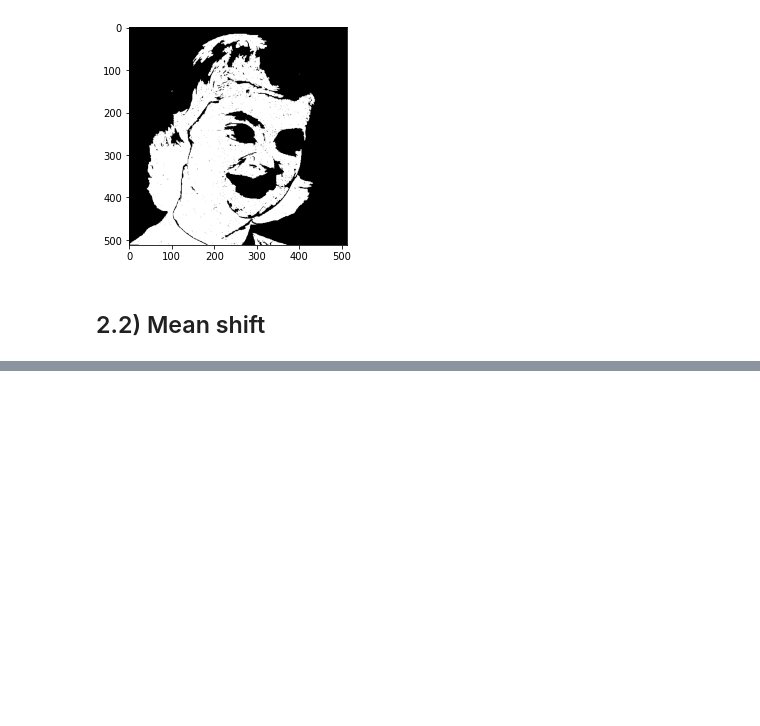
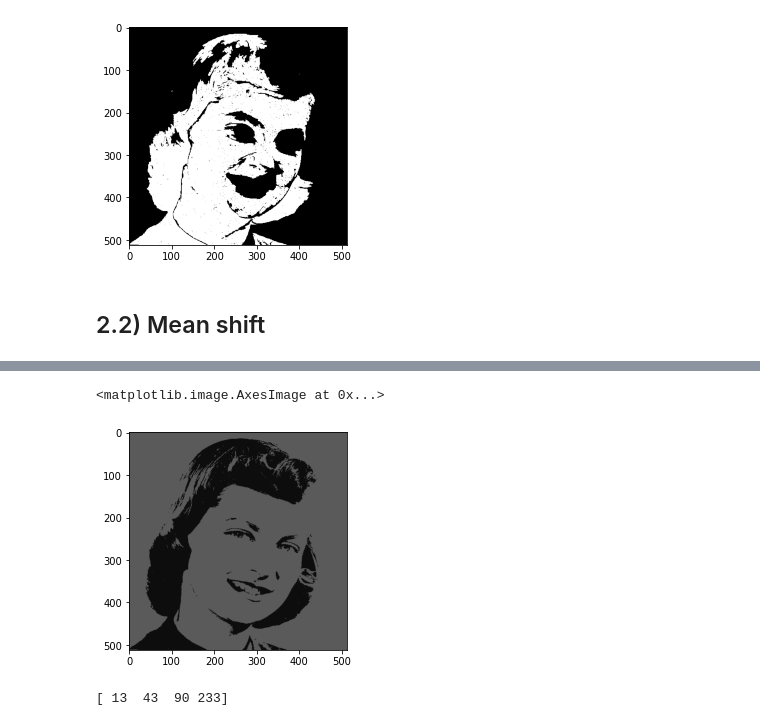
Before and after one commit to jmcsuite/AgentesInteligentes_Up2022, a Jupyter notebook: Trabajo1_0226259_0226154/codigo/main.ipynb, the cells around one changed output, grey strips where cells are left out. Saved outputs shown, nothing was run; the diff lists cells and outputs as text; code cells hidden in the pictures; blank space fills up the shorter version.

```diff
--- a/Trabajo1_0226259_0226154/codigo/main.ipynb
+++ b/Trabajo1_0226259_0226154/codigo/main.ipynb
@@ -423,0 +462,20 @@ ax[0].scatter(inputMeanShift, np.ones(len(inputMeanShift))*7000)
+# %%
+imgDistance15 = np.array(img)
+for i, a in enumerate(imgDistance15):
+    for j, b in enumerate(a):
+        b= b[0]
+        b = inputMeanShift[b]
+        imgDistance15[i][j] = [b,b,b]
+
+plt.imshow(imgDistance15)
+# %% [output]
+<matplotlib.image.AxesImage at 0x...>
+[figure, added]
+# %%
+unique = np.unique(inputMeanShift)
+uniqueDict = dict(zip(unique, np.arange(len(unique))))
+category_colors = plt.get_cmap('Greys')(
+    np.linspace(0, 1, len(unique)))
+print(unique)
+# %% [output]
+[ 13  43  90 233]
```
Also changed, not shown: parts of 7 cells of this notebook.
